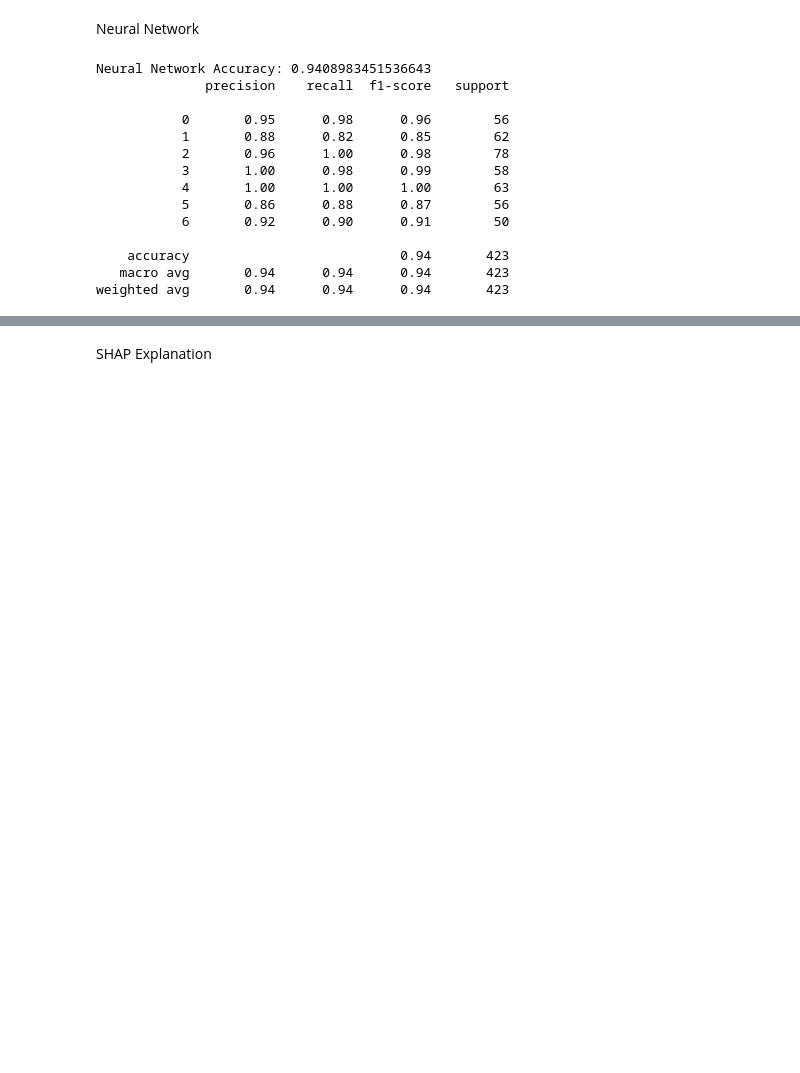
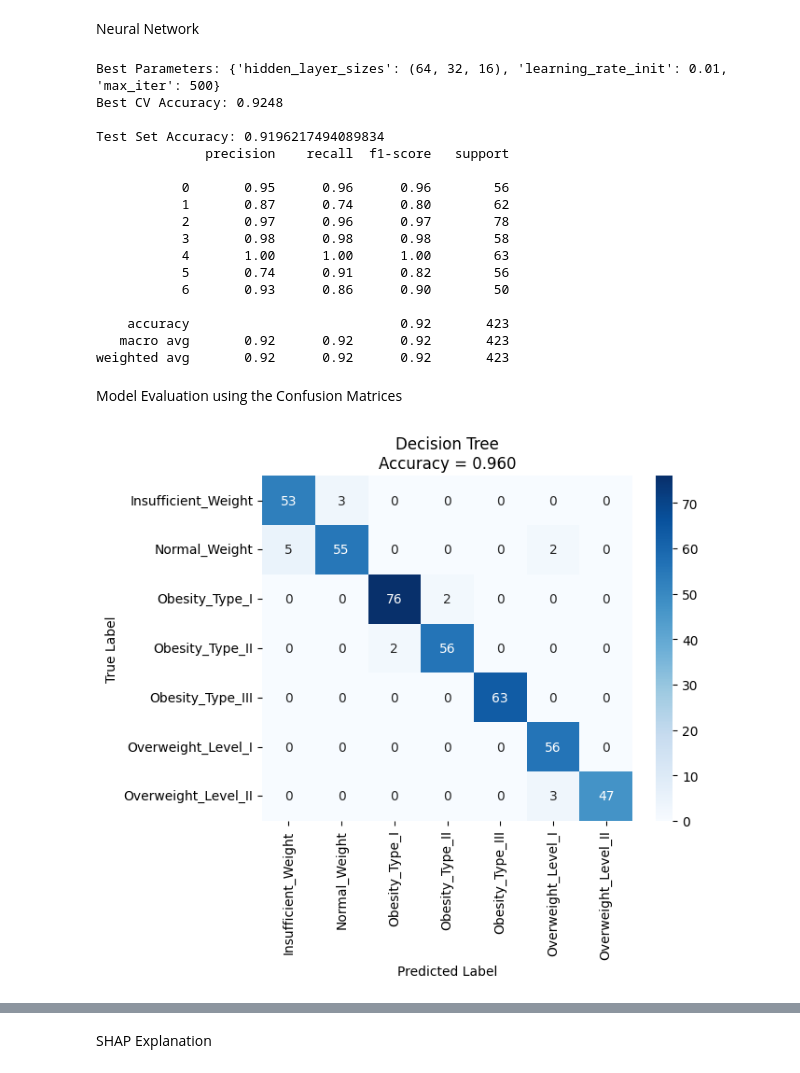
Before and after one commit to anthonybyamugisha/Obesity-predictor, a Jupyter notebook: GroupM_ML_third_course_work.ipynb, the cells around one changed output, grey strips where cells are left out. Drawn from its saved outputs; the diff is of its cells as text; code cells hidden in the pictures; blank space fills up the shorter version.

```diff
--- a/GroupM_ML_third_course_work.ipynb
+++ b/GroupM_ML_third_course_work.ipynb
@@ -198,25 +253,62 @@ weighted avg       0.96      0.96      0.96       423
 # %% [markdown]
 Neural Network
 # %%
-mlp = MLPClassifier(hidden_layer_sizes=(64,32), max_iter=500, random_state=42)
-mlp.fit(X_train_scaled, y_train)
+# Defining hyperparameter grid
+mlp_param_grid = {
+    'hidden_layer_sizes': [(64, 32), (128, 64), (64, 32, 16)],
+    'learning_rate_init': [0.001, 0.01],
+    'max_iter': [500]
+}
 
+# Hyperparameter tuning for Neural Network
+mlp_grid = GridSearchCV(
+    MLPClassifier(random_state=42, early_stopping=True),
+    mlp_param_grid,
+    cv=5,
+    scoring='accuracy',
+    n_jobs=-1
+)
+
+mlp_grid.fit(X_train_scaled, y_train)
+
+print("Best Parameters:", mlp_grid.best_params_)
+print("Best CV Accuracy:", round(mlp_grid.best_score_, 4))
+
+# Best model
+mlp = mlp_grid.best_estimator_
+
+# Final evaluation on test set
 mlp_pred = mlp.predict(X_test_scaled)
 
-print("Neural Network Accuracy:", accuracy_score(y_test, mlp_pred))
+print("\nTest Set Accuracy:", accuracy_score(y_test, mlp_pred))
 print(classification_report(y_test, mlp_pred))
 # %% [output]
-Neural Network Accuracy: 0.9408983451536643
+Best Parameters: {'hidden_layer_sizes': (64, 32, 16), 'learning_rate_init': 0.01, 'max_iter': 500}
+Best CV Accuracy: 0.9248
+
+Test Set Accuracy: 0.9196217494089834
               precision    recall  f1-score   support
 
-           0       0.95      0.98      0.96        56
-           1       0.88      0.82      0.85        62
-           2       0.96      1.00      0.98        78
-           3       1.00      0.98      0.99        58
+           0       0.95      0.96      0.96        56
+           1       0.87      0.74      0.80        62
+           2       0.97      0.96      0.97        78
+           3       0.98      0.98      0.98        58
            4       1.00      1.00      1.00        63
-           5       0.86      0.88      0.87        56
-           6       0.92      0.90      0.91        50
+           5       0.74      0.91      0.82        56
+           6       0.93      0.86      0.90        50
 
-    accuracy                           0.94       423
-   macro avg       0.94      0.94      0.94       423
-weighted avg       0.94      0.94      0.94       423
+    accuracy                           0.92       423
+   macro avg       0.92      0.92      0.92       423
+weighted avg       0.92      0.92      0.92       423
+# %% [markdown]
+Model Evaluation using the Confusion Matrices
+# %%
+# Confusion matrix for Decision Tree
+cm_dt = confusion_matrix(y_test, dt.predict(X_test))
+sns.heatmap(cm_dt, annot=True, fmt="d", cmap="Blues",xticklabels=le.classes_, yticklabels=le.classes_)
+plt.title(f"Decision Tree\nAccuracy = {accuracy_score(y_test, dt.predict(X_test)):.3f}")
+plt.xlabel("Predicted Label")
+plt.ylabel("True Label")
+plt.show()
+# %% [output]
+[figure, added]
```
Also changed, not shown: parts of 14 cells of this notebook.
